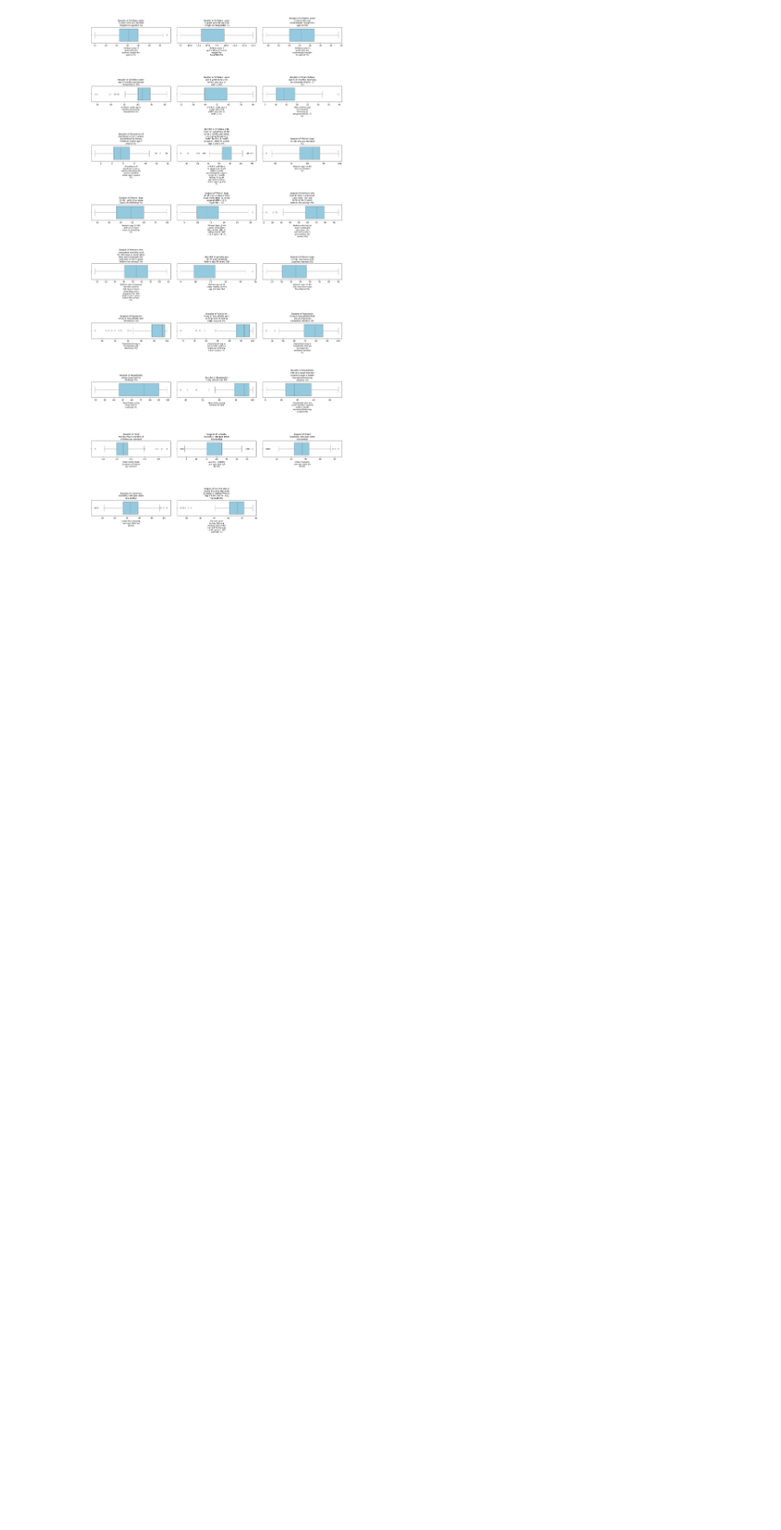
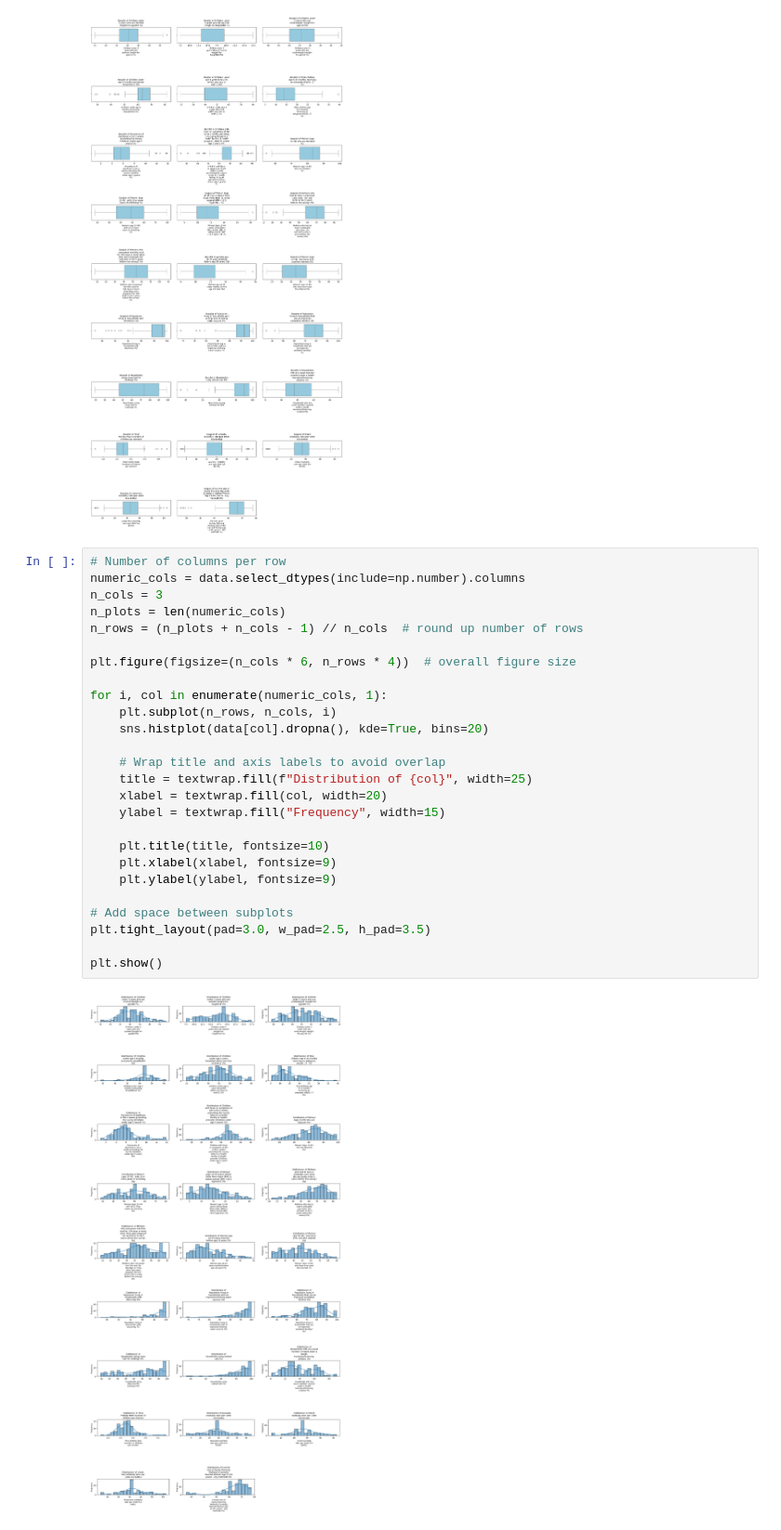
Before and after one commit to priyadharshini-B265/MSAAI_Module1_Project_NFHS-5, a Jupyter notebook: NFHS5-dataset.ipynb, the cells around one changed output. Shown at 93% size. Cells and saved outputs as stored; diff of their text form; blank space fills up the shorter version.

Commit message:
data visualization - histogram

```diff
--- a/NFHS5-dataset.ipynb
+++ b/NFHS5-dataset.ipynb
@@ -223,3 +223,31 @@ plt.tight_layout(pad=3.0, w_pad=2.5, h_pad=3.5)
 plt.show()
 # %% [output]
 [figure]
+# %%
+# Number of columns per row
+numeric_cols = data.select_dtypes(include=np.number).columns
+n_cols = 3
+n_plots = len(numeric_cols)
+n_rows = (n_plots + n_cols - 1) // n_cols  # round up number of rows
+
+plt.figure(figsize=(n_cols * 6, n_rows * 4))  # overall figure size
+
+for i, col in enumerate(numeric_cols, 1):
+    plt.subplot(n_rows, n_cols, i)
+    sns.histplot(data[col].dropna(), kde=True, bins=20)
+
+    # Wrap title and axis labels to avoid overlap
+    title = textwrap.fill(f"Distribution of {col}", width=25)
+    xlabel = textwrap.fill(col, width=20)
+    ylabel = textwrap.fill("Frequency", width=15)
+
+    plt.title(title, fontsize=10)
+    plt.xlabel(xlabel, fontsize=9)
+    plt.ylabel(ylabel, fontsize=9)
+
+# Add space between subplots
+plt.tight_layout(pad=3.0, w_pad=2.5, h_pad=3.5)
+
+plt.show()
+# %% [output]
+[figure, added]
```
